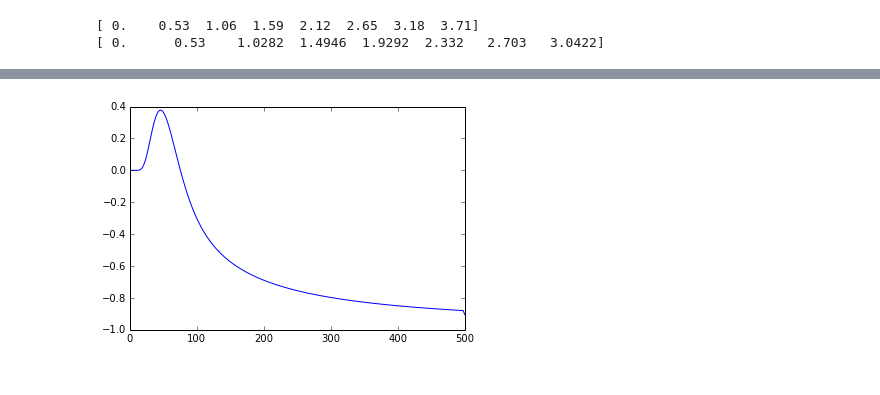
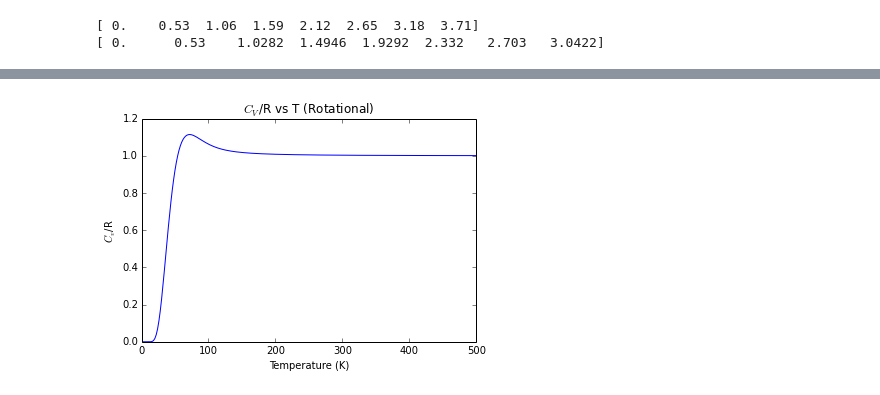
Before and after one commit to abardess/PHYS202-S14, a Jupyter notebook: ThermalCA3.ipynb, the cells around one changed output, grey strips where cells are left out. Saved outputs shown, nothing was run; the diff lists cells and outputs as text; code cells hidden in the pictures.

```diff
--- a/ThermalCA3.ipynb
+++ b/ThermalCA3.ipynb
@@ -89,10 +94,10 @@ plt.show()
 # %%
 def deriv(x, y, first, last):
     """returns an array of values for the numerical rate of change in x with respect to y;
-    also put in dummy values for the rates of the first and final numbers"""
+    also put in dummy/guess values for the rates of the first and final numbers"""
     delx_dely = [first]
     for i in range(len(x) - 2):
-        delx_dely.append((x[i + 2] - x[i])/(y[i + 2] - y[i]))
+        delx_dely.append((x[i + 1] - x[i])/(y[i + 1] - y[i]))
     delx_dely.append(last)
     return delx_dely
 # %%
@@ -114,7 +120,7 @@ plt.show()
 # %%
 C_Nk = []
-ddZ = deriv(dZ, T, 0, -7.9528350232232185e-09)
+dU_N = deriv(U_N, T, 0.0, 8.4043863252581197e-05)
 for i in range(len(T)):
-    C_Nk.append((T[i]**2) * ddZ[i])
+    C_Nk.append((dU_N[i])/k)
 # %%
 plt.plot(T, C_Nk)
@@ -125,15 +136,14 @@ plt.show()
 # %%
-#part 3
-T2 = np.arange(0.01, 504, 2)
-j = np.arange(0, 10)
+T2 = np.arange(0.01, 504.0, 2.0)
+j = np.arange(0.0, 11.0)
 epsilon_rot = 0.0076 #eV
 
 Z_rot = []
 lnZ_rot = []
 for i in T2:
-    Z_rot_n = 0
+    Z_rot_n = 0.0
     for n in j:
-        Z_rot_n += (2*n + 1) * np.exp(-(n*(n+1)*epsilon_rot)/(k*i))
+        Z_rot_n += (2.0*n + 1.0) * np.exp(-(n*(n+1.0)*epsilon_rot)/(k*i))
     Z_rot.append(Z_rot_n)
     lnZ_rot.append(np.log(Z_rot_n))
 # %%
@@ -143,13 +153,16 @@ for i in range(len(T2)):
     U_N2.append(k* (T2[i]**2) * dZ_r[i])
 
 C_Nk2 = []
-ddZ_r = deriv(dZ_r, T2, 0, -3.4167909784080572e-06)
+dU_N2 = deriv(U_N2, T2, 0, 8.6262000167981392*10 **-5)
 for i in range(len(T2)):
-    C_Nk2.append((T2[i]**2) * ddZ_r[i])
+    C_Nk2.append((dU_N2[i])/k)
 # %%
 plt.plot(T2, C_Nk2)
 plt.xlim(0, 500)
+plt.xlabel('Temperature (K)')
+plt.ylabel('$C_v$/R')
+plt.title('$C_V$/R vs T (Rotational)')
 plt.show()
 # %% [output]
-[figure, old version]
+[figure, new version]
 # %%
```
Also changed, not shown: parts of 22 cells of this notebook.
